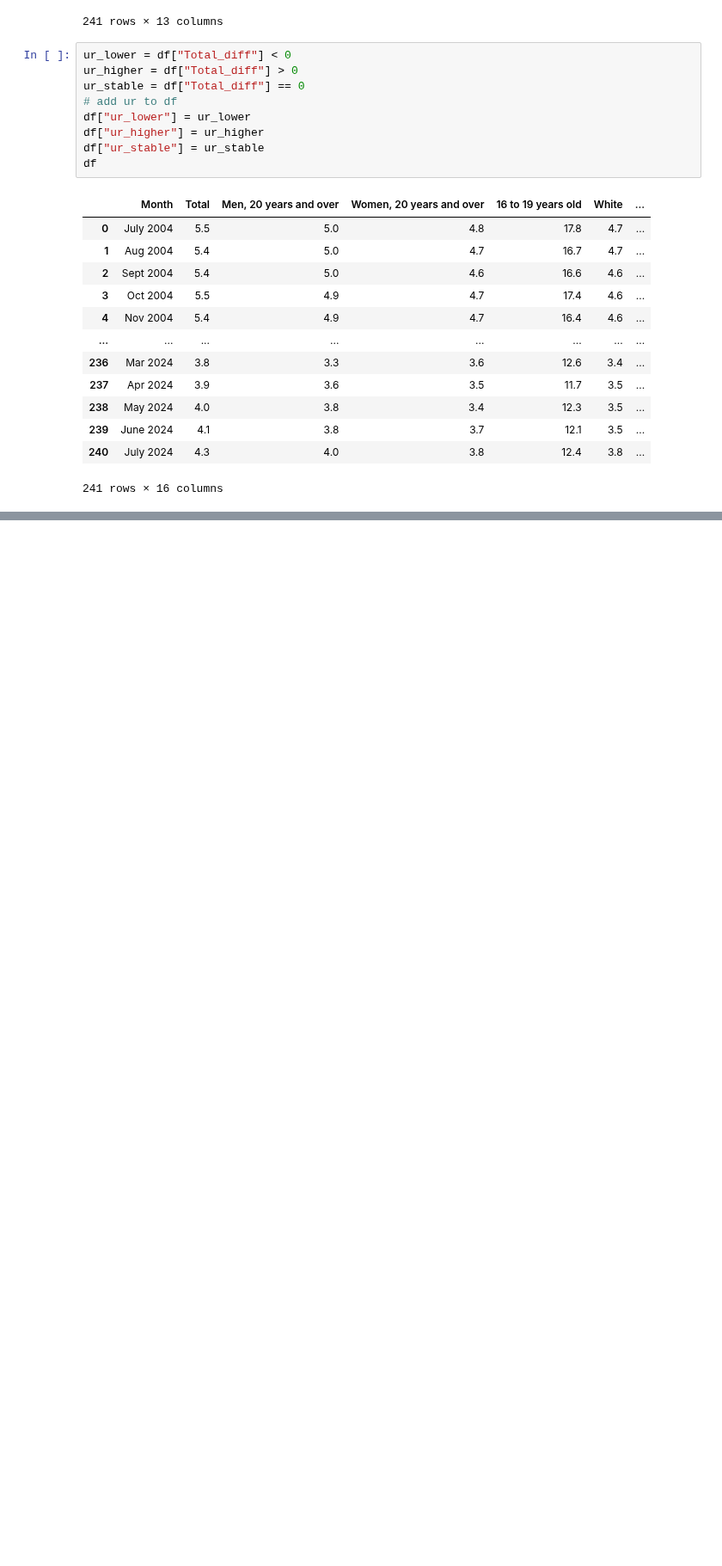
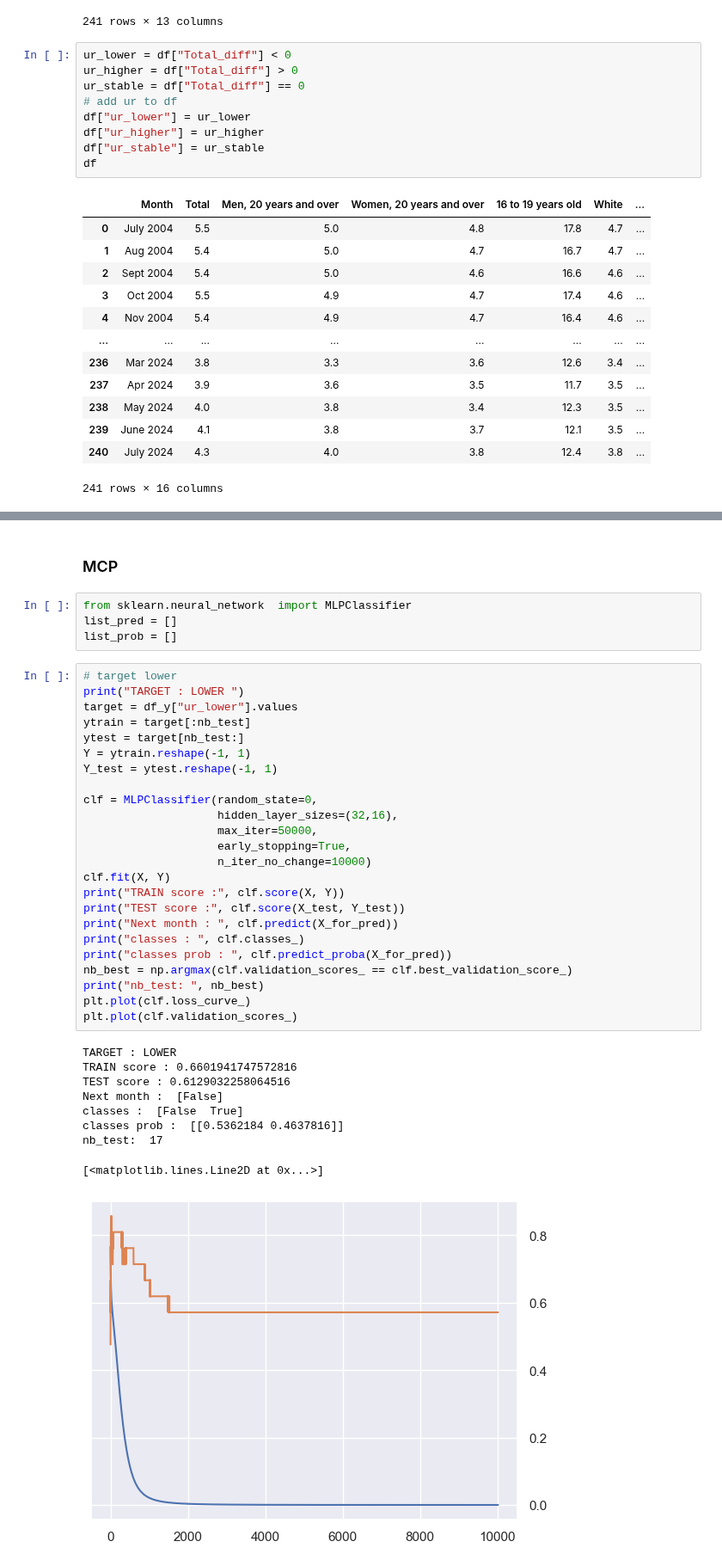
Before and after one commit to jeugregg/ocean_protocol_eth_pred, a Jupyter notebook: estimate_employment_rate.ipynb, the cells around one changed output, grey strips where cells are left out. Shown at 86% size. Cells and saved outputs as stored; diff of their text form; blank space fills up the shorter version.

```diff
--- a/estimate_employment_rate.ipynb
+++ b/estimate_employment_rate.ipynb
@@ -318,0 +843,40 @@ TypeError: numpy boolean subtract, the `-` operator, is not supported, use the b
+# %% [markdown]
+### MCP
+# %%
+from sklearn.neural_network  import MLPClassifier
+list_pred = []
+list_prob = []
+# %%
+# target lower
+print("TARGET : LOWER ")
+target = df_y["ur_lower"].values
+ytrain = target[:nb_test]
+ytest = target[nb_test:]
+Y = ytrain.reshape(-1, 1)
+Y_test = ytest.reshape(-1, 1)
+
+clf = MLPClassifier(random_state=0,
+                    hidden_layer_sizes=(32,16),
+                    max_iter=50000,
+                    early_stopping=True,
+                    n_iter_no_change=10000)
+clf.fit(X, Y)
+print("TRAIN score :", clf.score(X, Y))
+print("TEST score :", clf.score(X_test, Y_test))
+print("Next month : ", clf.predict(X_for_pred))
+print("classes : ", clf.classes_)
+print("classes prob : ", clf.predict_proba(X_for_pred))
+nb_best = np.argmax(clf.validation_scores_ == clf.best_validation_score_)
+print("nb_test: ", nb_best)
+plt.plot(clf.loss_curve_)
+plt.plot(clf.validation_scores_)
+# %% [output]
+TARGET : LOWER
+TRAIN score : 0.6601941747572816
+TEST score : 0.6129032258064516
+Next month :  [False]
+classes :  [False  True]
+classes prob :  [[0.5362184 0.4637816]]
+nb_test:  17
+[<matplotlib.lines.Line2D at 0x...>]
+[figure, added]
```
Also changed, not shown: parts of 56 cells of this notebook.
